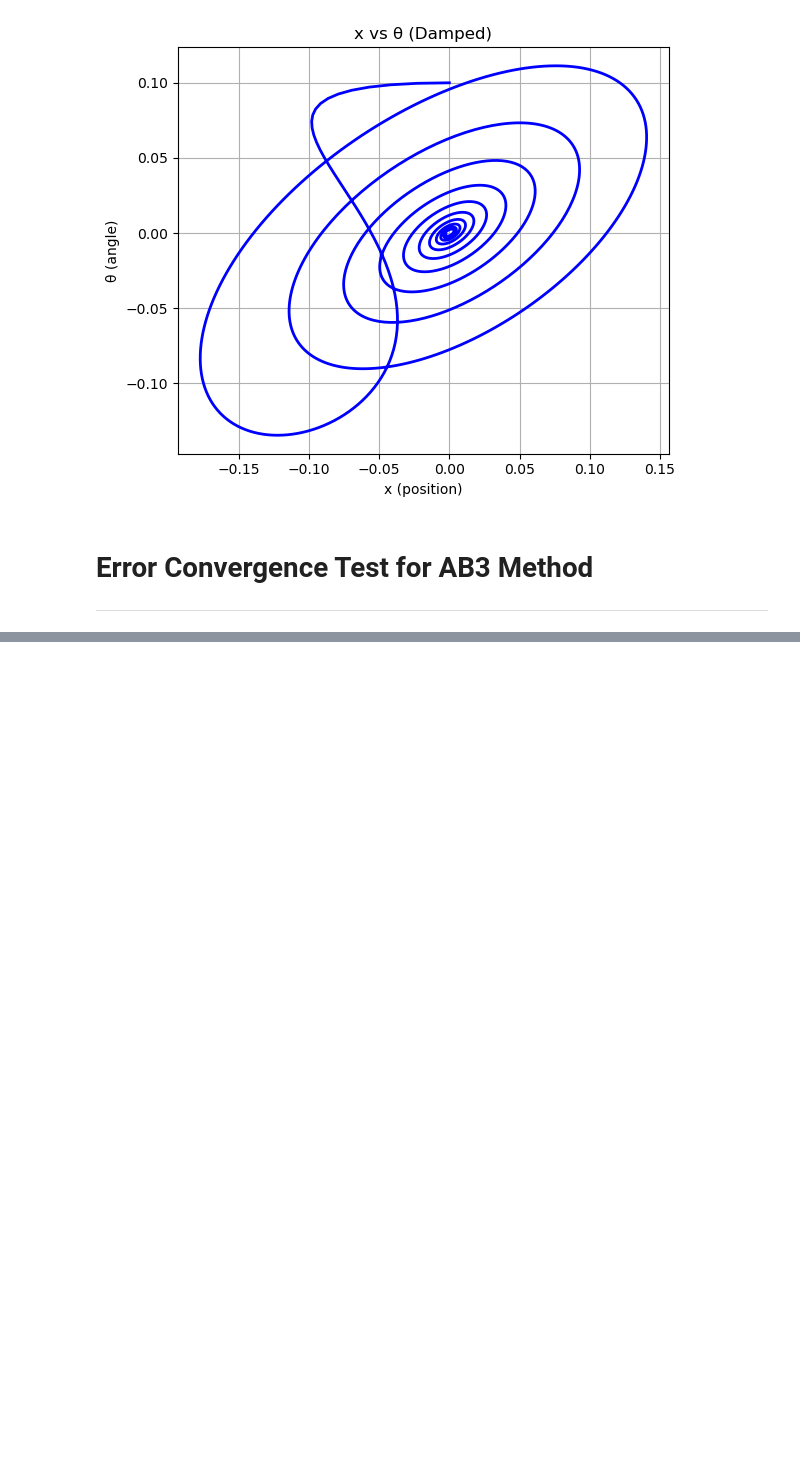
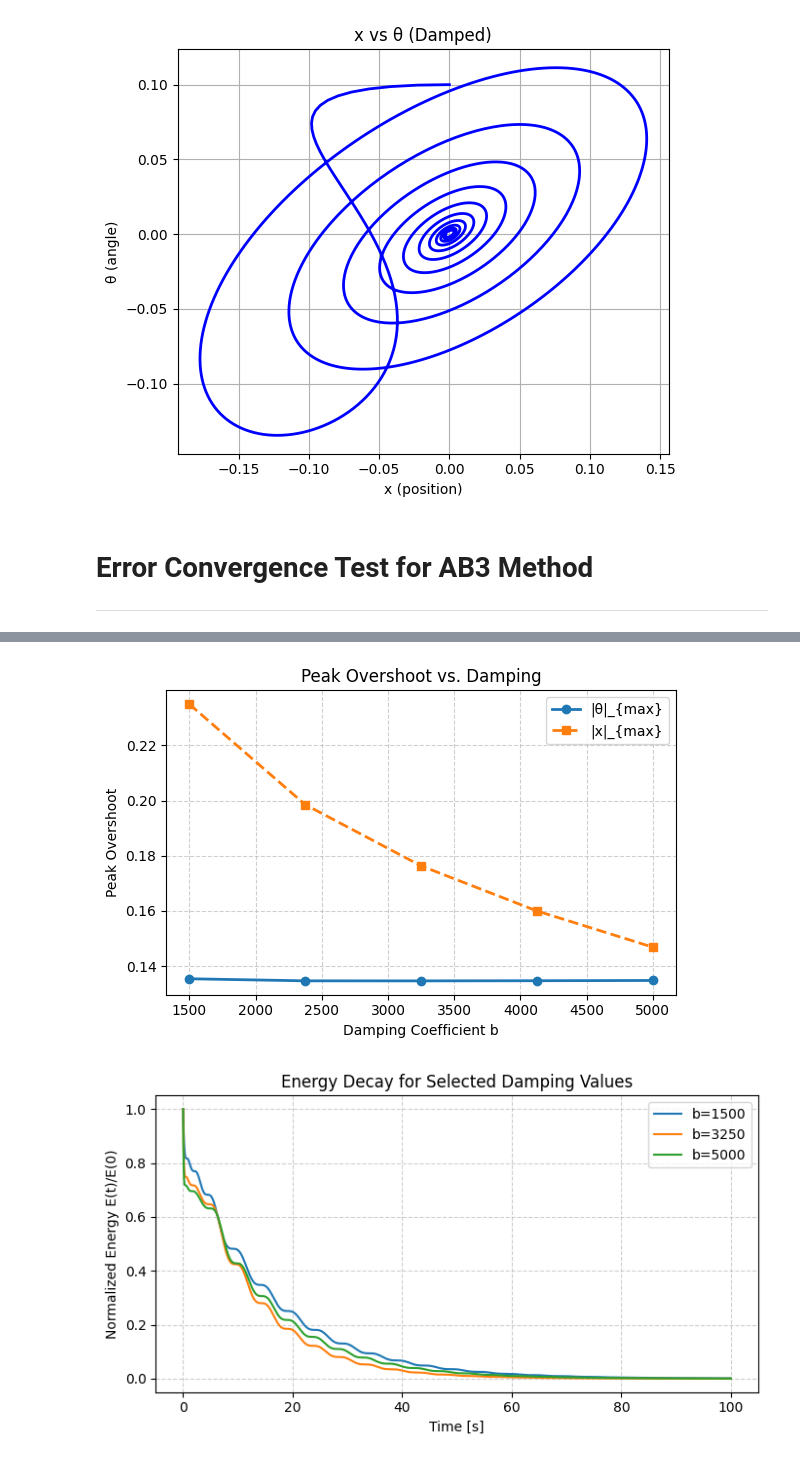
Before and after one commit to elijah-lewis5/AE370-Project-1, a Jupyter notebook: main_matthew.ipynb, the cells around one changed output, grey strips where cells are left out. Cells and saved outputs as stored; diff of their text form; code cells hidden in the pictures; blank space fills up the shorter version.

```diff
--- a/main_matthew.ipynb
+++ b/main_matthew.ipynb
@@ -221,0 +153,39 @@ plot_energy_partition_vs_k(results_k)
+# %%
+### Q2: Effect of Damping on Stability and Settling Time
+
+import numpy as np
+from source.numerical_methods import ab3_solve, euler_forward  # choose one
+from source.eoms2 import sweep_damping_effect
+from source.plotting_utils2 import (
+    plot_overshoot_vs_b,
+    plot_energy_decay_examples,
+    plot_phase_by_b
+)
+
+# Use your existing initial condition u0
+# u0 = [0, -0.5, 0.1, 0]  # example
+
+# Simulation controls (match prior cells)
+dt = 0.05
+t_final = 100.0
+
+# Damping sweep (pick a sensible range for your system)
+b_values = np.linspace(1.5e3,5e3,5)
+
+# Tolerances for "settled" (adjust as needed)
+eps_x = 0.01     # meters
+eps_th = 0.01    # radians
+dwell = 2.0      # seconds to remain inside band
+
+results_b = sweep_damping_effect(
+    b_values, ab3_solve, u0, dt, t_final,
+    constants_base=None, eps_x=eps_x, eps_th=eps_th, dwell=dwell
+)
+
+# Figures that directly answer Q2
+plot_overshoot_vs_b(results_b)
+plot_energy_decay_examples(results_b, [b_values[0], b_values[len(b_values)//2], b_values[-1]])
+plot_phase_by_b(results_b, [b_values[0], b_values[len(b_values)//2], b_values[-1]])
+# %% [output]
+[figure, added]
+[figure, added]
```
Also changed, not shown: parts of 9 cells of this notebook, 1 other file.
